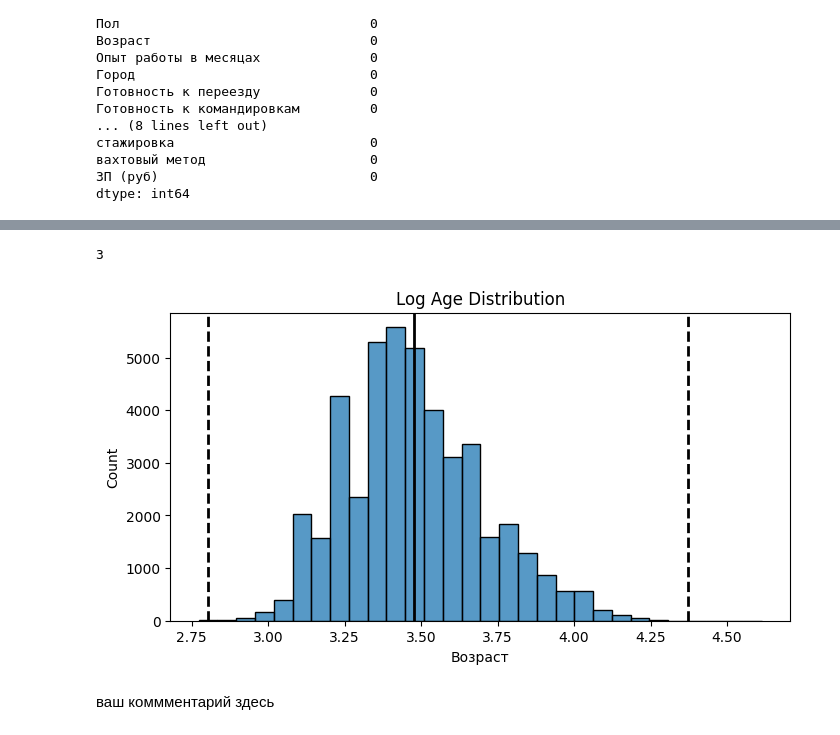
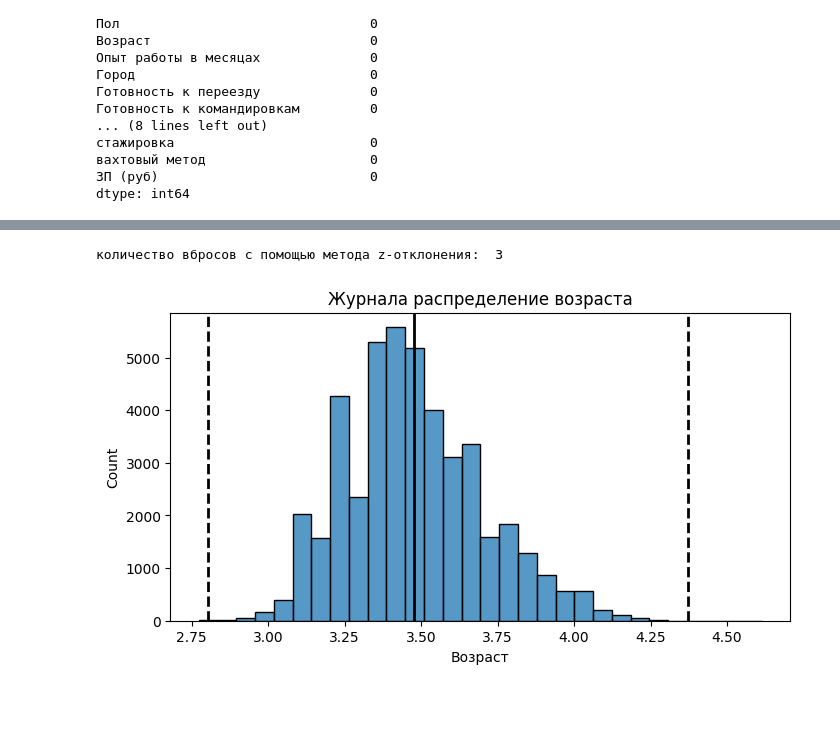
Before and after one commit to alexnsky31/project_DataCleaning, a Jupyter notebook: Project-1_Ноутбук-шаблон.ipynb, the cells around one changed output, grey strips where cells are left out. Saved outputs shown, nothing was run; the diff lists cells and outputs as text; code cells hidden in the pictures; blank space fills up the shorter version.

```diff
--- a/Project-1_Ноутбук-шаблон.ipynb
+++ b/Project-1_Ноутбук-шаблон.ipynb
@@ -848,28 +635,27 @@ print(exp_clean.shape[0])
 # %%
+
 fig, ax = plt.subplots(1, 1, figsize=(8, 4))
 log_age = np.log(hh['Возраст'] + 1)
 histplot = sns.histplot(log_age, bins=30, ax=ax)
 histplot.axvline(log_age.mean(), color='k', lw=2)
 histplot.axvline(log_age.mean()+ 4 *log_age.std(), color='k', ls='--', lw=2)
 histplot.axvline(log_age.mean()- 3 *log_age.std(), color='k', ls='--', lw=2)
-histplot.set_title('Log Age Distribution');
+histplot.set_title('Журнала распределение возраста');
 
 def outliers_z_score_mod(data, feature, left=3, right=3, log_scale=False):
     if log_scale:
         x = np.log(data[feature]+1)
     else:
         x = data[feature]
     mu = x.mean()
     sigma = x.std()
     lower_bound = mu - left * sigma
     upper_bound = mu + right * sigma
     outliers = data[(x < lower_bound) | (x > upper_bound)]
     cleaned = data[(x >= lower_bound) & (x <= upper_bound)]
     return outliers, cleaned
 outliers, cleaned_data = outliers_z_score_mod(hh, 'Возраст', left=3,  right=4, log_scale=True)
-print(outliers.shape[0])
+print('количество вбросов с помощью метода z-отклонения: ', outliers.shape[0])
 # %% [output]
-3
+количество вбросов с помощью метода z-отклонения:  3
-[figure, old version]
+[figure, new version]
-# %% [markdown]
-ваш коммментарий здесь
```
Also changed, not shown: parts of 47 cells of this notebook.
